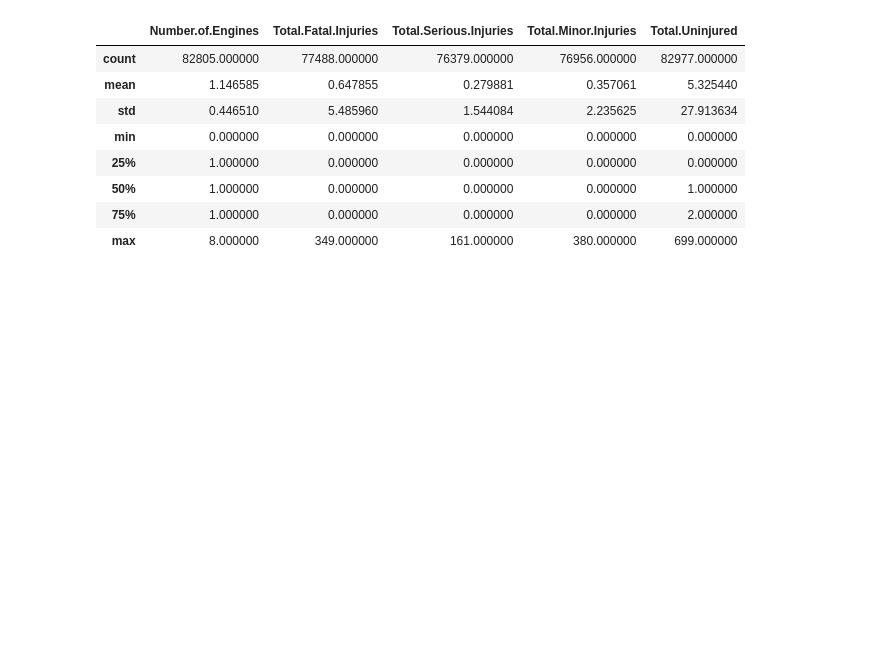
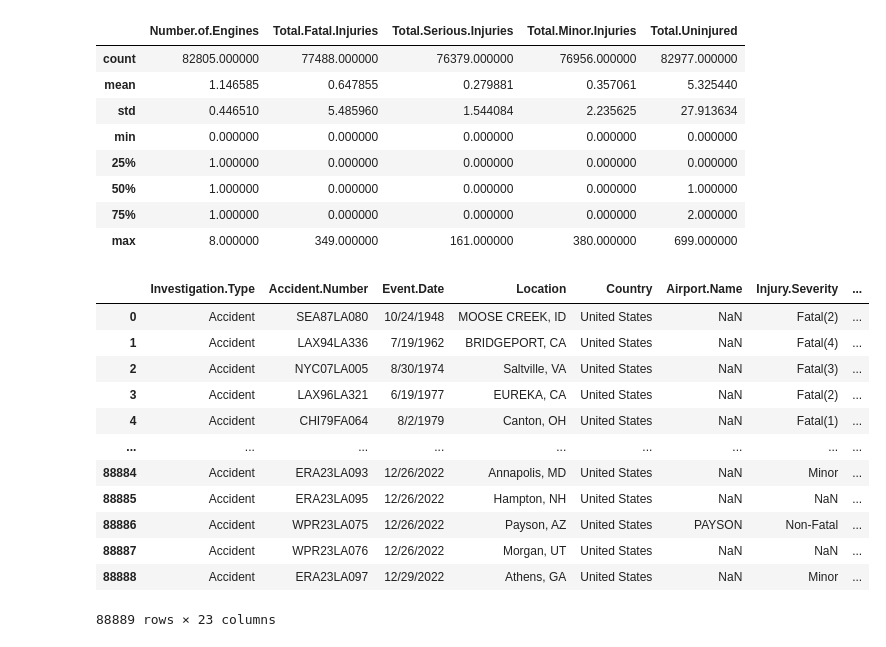
Before and after one commit to vnelima/Phase-1_Project_Aviation_, a Jupyter notebook: student.ipynb, the cells around one changed output. Saved outputs shown, nothing was run; the diff lists cells and outputs as text; code cells hidden in the pictures; blank space fills up the shorter version.

```diff
--- a/student.ipynb
+++ b/student.ipynb
@@ -131,3 +131,18 @@ df.describe()
 # %%
 # Dropping columns that we will not need during analysis and that do not feed into our main objectives
 df.drop(columns=['Event.Id', 'Latitude', 'Longitude', 'Airport.Code', 'Schedule', 'Air.carrier', 'Report.Status', 'Publication.Date' ], inplace=True)
+df
+# %% [output]
+|  | Investigation.Type | Accident.Number | Event.Date | Location | Country | Airport.Name | Injury.Severity | ... |
+| 0 | Accident | SEA87LA080 | 10/24/1948 | MOOSE CREEK, ID | United States | NaN | Fatal(2) | ... |
+| 1 | Accident | LAX94LA336 | 7/19/1962 | BRIDGEPORT, CA | United States | NaN | Fatal(4) | ... |
+| 2 | Accident | NYC07LA005 | 8/30/1974 | Saltville, VA | United States | NaN | Fatal(3) | ... |
+| 3 | Accident | LAX96LA321 | 6/19/1977 | EUREKA, CA | United States | NaN | Fatal(2) | ... |
+| 4 | Accident | CHI79FA064 | 8/2/1979 | Canton, OH | United States | NaN | Fatal(1) | ... |
+| ... | ... | ... | ... | ... | ... | ... | ... | ... |
+| 88884 | Accident | ERA23LA093 | 12/26/2022 | Annapolis, MD | United States | NaN | Minor | ... |
+| 88885 | Accident | ERA23LA095 | 12/26/2022 | Hampton, NH | United States | NaN | NaN | ... |
+| 88886 | Accident | WPR23LA075 | 12/26/2022 | Payson, AZ | United States | PAYSON | Non-Fatal | ... |
+| 88887 | Accident | WPR23LA076 | 12/26/2022 | Morgan, UT | United States | NaN | NaN | ... |
+| 88888 | Accident | ERA23LA097 | 12/29/2022 | Athens, GA | United States | NaN | Minor | ... |
+88889 rows × 23 columns
```
Also changed, not shown: parts of 2 cells of this notebook.
